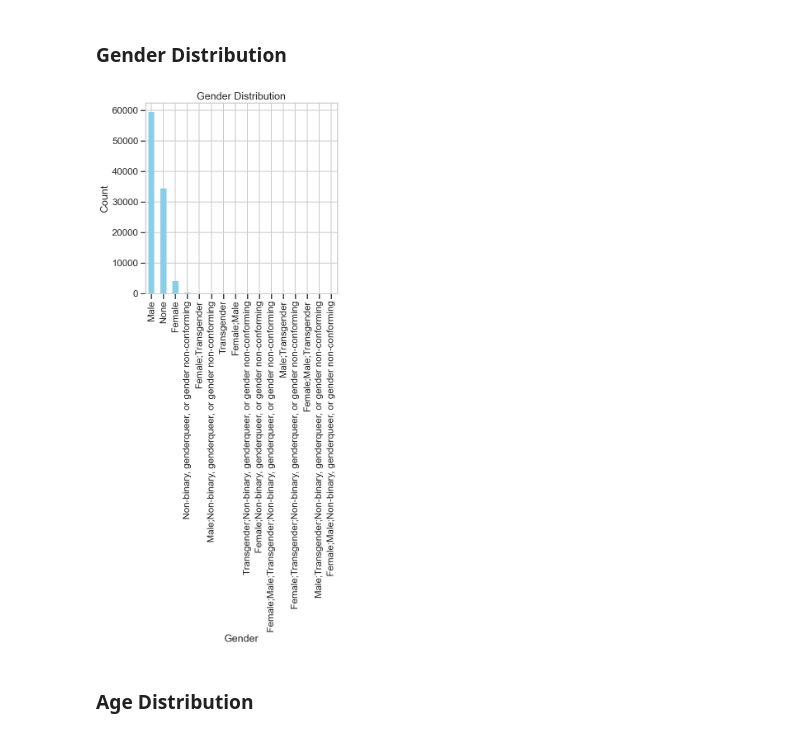
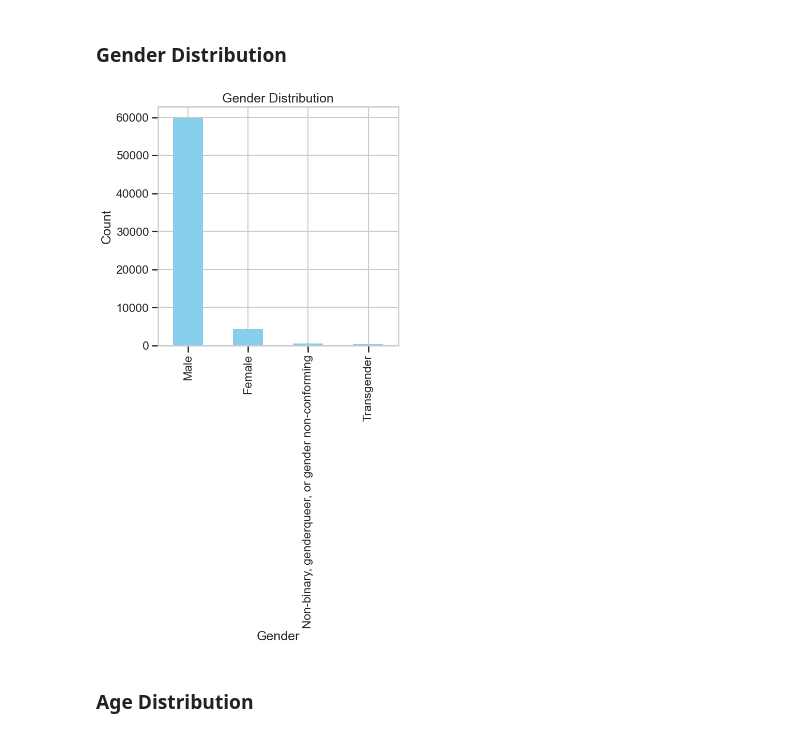
Before and after one commit to NicolasCuaran/DevSurveyInsights, a Jupyter notebook: notebooks/02_survey_eda.ipynb, the cells around one changed output. Cells and saved outputs as stored; diff of their text form; code cells hidden in the pictures.

```diff
--- a/notebooks/02_survey_eda.ipynb
+++ b/notebooks/02_survey_eda.ipynb
@@ -385,0 +356,36 @@ plt.show()
+# %%
+symbol_to_code = {
+    '$': 'USD',
+    '€': 'EUR',
+    '₹': 'INR',
+    '£': 'GBP',
+    'C$': 'CAD',
+    '₽': 'RUB',
+    'R$': 'BRL',
+    'A$': 'AUD',
+    'zł': 'PLN',
+    'kr': 'SEK',
+    '¥': 'JPY',
+    '₩': 'KRW',
+    '₺': 'TRY',
+    '₦': 'NGN',
+    '฿': 'BTC'
+
+}
+
+
+df['MappedSymbol'] = df['CurrencySymbol'].map(symbol_to_code)
+
+
+df['Match'] = df['MappedSymbol'] == df['Currency']
+
+
+match_counts = df['Match'].value_counts()
+
+match_counts.plot(kind='bar', color=['green', 'red'], figsize=(6,4))
+plt.xticks([0,1], ['Match', 'Not Match'], rotation=0)
+plt.title('¿CurrencySymbol Match whit Currency?')
+plt.ylabel('Rows')
+plt.grid(axis='y', linestyle='--', alpha=0.5)
+plt.tight_layout()
+plt.show()
@@ -487,14 +613,15 @@ plt.show()
 ### Gender Distribution
 # %%
 plt.figure(figsize=(6, 6))
-gender_counts = df["Gender"].value_counts(dropna=False)
+gender_counts = df['Gender'].str.split(';').explode().str.strip().value_counts().head(10)
+
 gender_counts.plot(kind="bar", color="skyblue")
 plt.title("Gender Distribution")
 plt.xlabel("Gender")
 plt.ylabel("Count")
 plt.show()
 # %% [output]
-[figure, old version]
+[figure, new version]
 # %% [markdown]
 ### Age Distribution
 # %%
```
Also changed, not shown: parts of 16 cells of this notebook.
